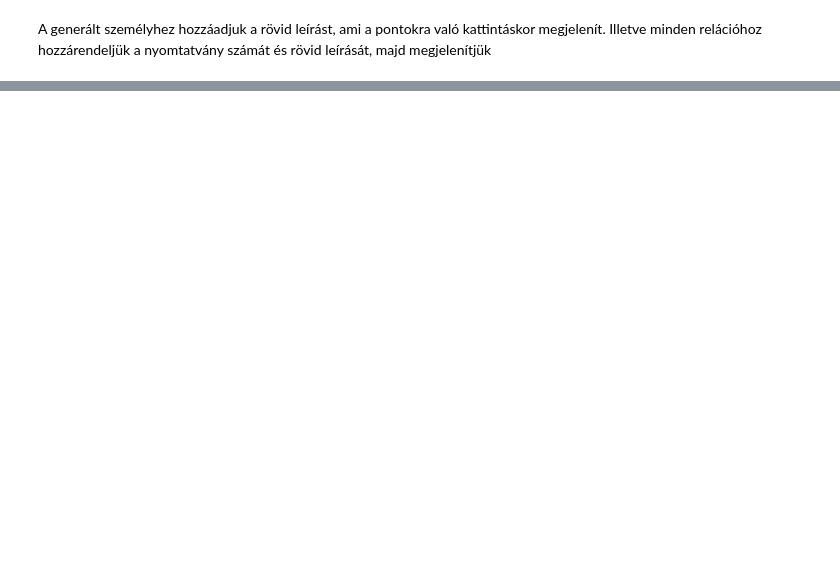
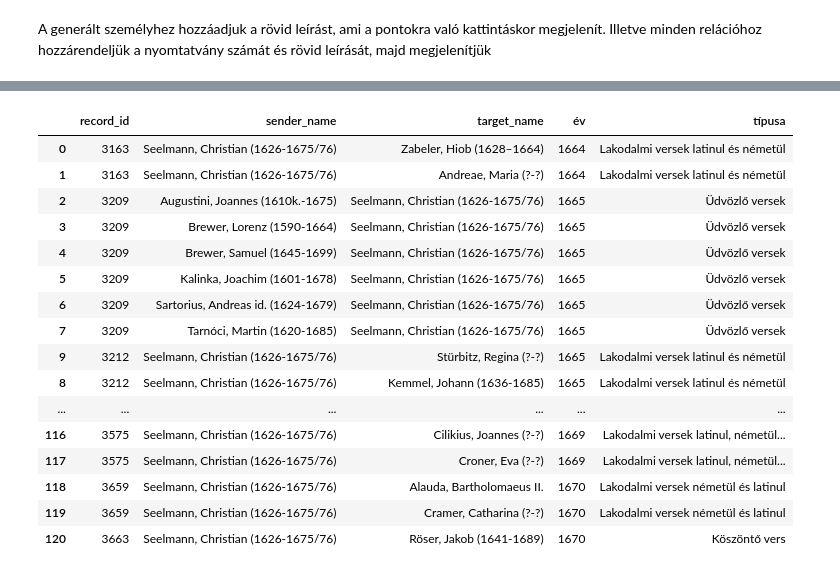
Before and after one commit to kuti-b/zipserbuch, a Jupyter notebook: notebook/notebook/_build/jupyter_execute/zipserbuch.ipynb, the cells around one changed output, grey strips where cells are left out. Saved outputs shown, nothing was run; the diff lists cells and outputs as text; code cells hidden in the pictures; blank space fills up the shorter version.

```diff
--- a/notebook/notebook/_build/jupyter_execute/zipserbuch.ipynb
+++ b/notebook/notebook/_build/jupyter_execute/zipserbuch.ipynb
@@ -201,3 +216,14 @@ net.show('relationship.html')
 # %% [output]
 Local cdn resources have problems on chrome/safari when used in jupyter-notebook.
 [interactive output not drawn]
+# %%
+name = 'Seelmann, Christian (1626-1675/76)'
+christian_seelmann_df = relations_df[relations_df.applymap(lambda x: name in str(x)).any(1)]
+
+
+christian_G = nx.from_pandas_edgelist(christian_seelmann_df, source='sender_name', target='target_name', edge_attr=True, create_using=nx.MultiDiGraph())
+net2 = network.Network(notebook=True, directed=True)
+net2.from_nx(christian_G)
+setup_network(net2)
+net2.toggle_physics(True)
+net2.show('christian_seelmann.html')
@@ -203,0 +233,30 @@ Local cdn resources have problems on chrome/safari when used in jupyter-notebook
+# %%
+from IPython.display import display, HTML
+
+df3=pandas.merge(christian_seelmann_df, records, left_on="record_id",right_on="RMNy")
+
+display(
+    HTML(
+        "<div style='height: 300px; overflow: auto; width: fit-content'>" +
+        df3[['record_id', 'sender_name', 'target_name', 'év', 'típusa']].sort_values('record_id').to_html() +
+        "</div>"
+    )
+)
+# %% [output]
+|  | record_id | sender_name | target_name | év | típusa |
+| 0 | 3163 | Seelmann, Christian (1626-1675/76) | Zabeler, Hiob (1628–1664) | 1664 | Lakodalmi versek latinul és németül |
+| 1 | 3163 | Seelmann, Christian (1626-1675/76) | Andreae, Maria (?-?) | 1664 | Lakodalmi versek latinul és németül |
+| 2 | 3209 | Augustini, Joannes (1610k.-1675) | Seelmann, Christian (1626-1675/76) | 1665 | Üdvözlő versek |
+| 3 | 3209 | Brewer, Lorenz (1590-1664) | Seelmann, Christian (1626-1675/76) | 1665 | Üdvözlő versek |
+| 4 | 3209 | Brewer, Samuel (1645-1699) | Seelmann, Christian (1626-1675/76) | 1665 | Üdvözlő versek |
+| 5 | 3209 | Kalinka, Joachim (1601-1678) | Seelmann, Christian (1626-1675/76) | 1665 | Üdvözlő versek |
+| 6 | 3209 | Sartorius, Andreas id. (1624-1679) | Seelmann, Christian (1626-1675/76) | 1665 | Üdvözlő versek |
+| 7 | 3209 | Tarnóci, Martin (1620-1685) | Seelmann, Christian (1626-1675/76) | 1665 | Üdvözlő versek |
+| 9 | 3212 | Seelmann, Christian (1626-1675/76) | Stürbitz, Regina (?-?) | 1665 | Lakodalmi versek latinul és németül |
+| 8 | 3212 | Seelmann, Christian (1626-1675/76) | Kemmel, Johann (1636-1685) | 1665 | Lakodalmi versek latinul és németül |
+| ... | ... | ... | ... | ... | ... |
+| 116 | 3575 | Seelmann, Christian (1626-1675/76) | Cilikius, Joannes (?-?) | 1669 | Lakodalmi versek latinul, németül... |
+| 117 | 3575 | Seelmann, Christian (1626-1675/76) | Croner, Eva (?-?) | 1669 | Lakodalmi versek latinul, németül... |
+| 118 | 3659 | Seelmann, Christian (1626-1675/76) | Alauda, Bartholomaeus II. | 1670 | Lakodalmi versek németül és latinul |
+| 119 | 3659 | Seelmann, Christian (1626-1675/76) | Cramer, Catharina (?-?) | 1670 | Lakodalmi versek németül és latinul |
+| 120 | 3663 | Seelmann, Christian (1626-1675/76) | Röser, Jakob (1641-1689) | 1670 | Köszöntő vers |
```
Also changed, not shown: parts of 9 cells of this notebook, 26 other files.
